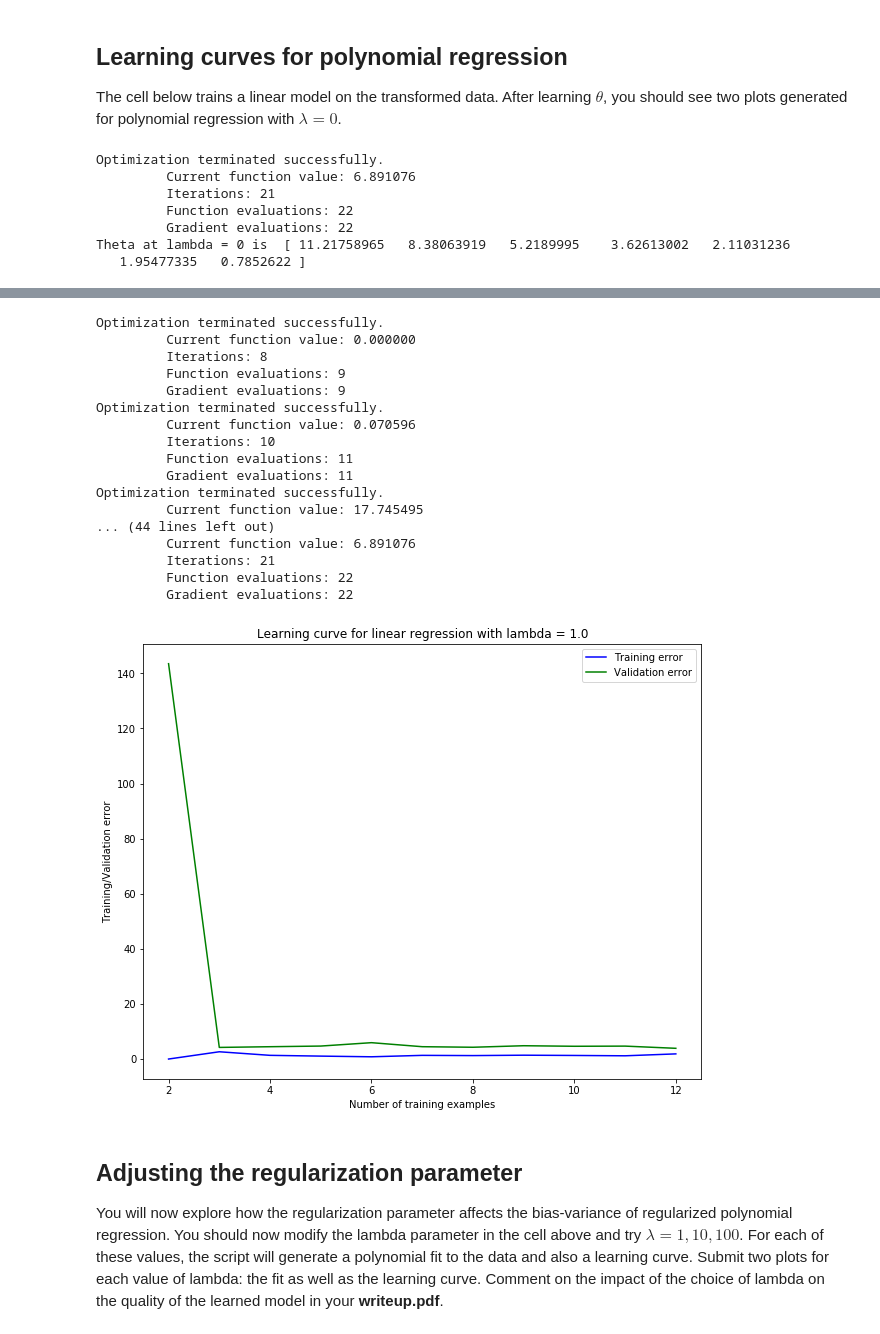
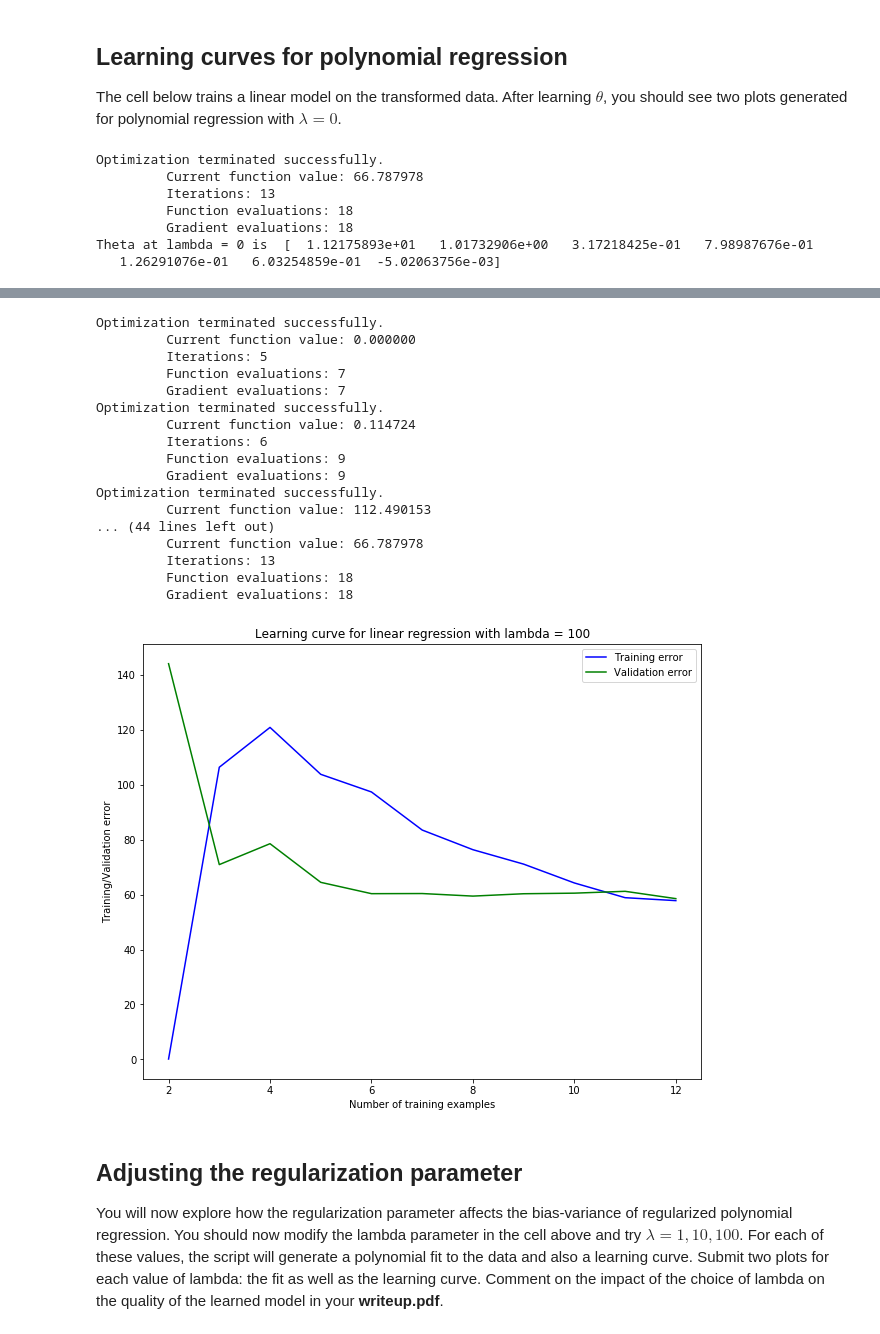
Before and after one commit to aureole-420/machine-learning, a Jupyter notebook: hw1/part2/ex2.ipynb, the cells around one changed output, grey strips where cells are left out. Saved outputs shown, nothing was run; the diff lists cells and outputs as text; code cells hidden in the pictures.

Commit message:
update figures

```diff
--- a/hw1/part2/ex2.ipynb
+++ b/hw1/part2/ex2.ipynb
@@ -228,7 +229,7 @@ XX_poly_val = np.vstack([np.ones((X_poly_val.shape[0],)),X_poly_val.T]).T
 The cell below trains a linear model on the transformed data. After learning $\theta$, you should see two plots
 generated for polynomial regression with $\lambda= 0$.
 # %%
-reg = 1.0
+reg = 100
 reglinear_reg2 = RegularizedLinearReg_SquaredLoss()
 theta_opt1 = reglinear_reg1.train(XX_poly,y,reg=reg,num_iters=10000)
 print 'Theta at lambda = 0 is ', theta_opt1
@@ -237,20 +238,20 @@ print 'Theta at lambda = 0 is ', theta_opt1
 # plot data and training fit for the 6th order polynomial
 # plot_utils.plot_fit(X,y,np.min(X),np.max(X),mu,sigma,theta_opt1,p,'Change in water level (x)','Water flowing out of dam (y)','Polynomial Regression fit with lambda = ' + str(reg) +' and polynomial features of degree = ' + str(p))
 plot_utils.plot_fit(X,y,np.min(X),np.max(X),mu,sigma,theta_opt1,p,'Change in water level (x)','Water flowing out of dam (y)','Polynomial Regression fit with lambda = 0 and polynomial features of degree = ' + str(p))
-# plt.savefig('fig3.2.A4 polynomial fit lambda=' + str(reg) + ".png")
+# plt.savefig('fig3_2_A4_polynomial_fit_lambda_' + str(reg) + ".png")
 plt.show()
 
 # plot learning curve for data (6th order polynomail basis function)
 
 error_train,error_val = utils.learning_curve(XX_poly,y,XX_poly_val,yval,reg)
 plot_utils.plot_learning_curve(error_train,error_val,reg)
-# plt.savefig('fig3.2.A4 learning curve lambda=' + str(reg) + ".png")
+# plt.savefig('fig3_2_A4_learning_curve_lambda_' + str(reg) + ".png")
 plt.show()
 # %% [output]
 Optimization terminated successfully.
-         Current function value: 6.891076
-         Iterations: 21
-         Function evaluations: 22
-         Gradient evaluations: 22
-Theta at lambda = 0 is  [ 11.21758965   8.38063919   5.2189995    3.62613002   2.11031236
-   1.95477335   0.7852622 ]
+         Current function value: 66.787978
+         Iterations: 13
+         Function evaluations: 18
+         Gradient evaluations: 18
+Theta at lambda = 0 is  [  1.12175893e+01   1.01732906e+00   3.17218425e-01   7.98987676e-01
+   1.26291076e-01   6.03254859e-01  -5.02063756e-03]
@@ -258,21 +259,21 @@ Theta at lambda = 0 is  [ 11.21758965   8.38063919   5.2189995    3.62613002   2
 Optimization terminated successfully.
          Current function value: 0.000000
-         Iterations: 8
+         Iterations: 5
+         Function evaluations: 7
+         Gradient evaluations: 7
+Optimization terminated successfully.
+         Current function value: 0.114724
+         Iterations: 6
          Function evaluations: 9
          Gradient evaluations: 9
 Optimization terminated successfully.
-         Current function value: 0.070596
-         Iterations: 10
-         Function evaluations: 11
-         Gradient evaluations: 11
-Optimization terminated successfully.
-         Current function value: 17.745495
+         Current function value: 112.490153
 ... (44 lines left out)
-         Current function value: 6.891076
-         Iterations: 21
-         Function evaluations: 22
-         Gradient evaluations: 22
+         Current function value: 66.787978
+         Iterations: 13
+         Function evaluations: 18
+         Gradient evaluations: 18
-[figure, old version]
+[figure, new version]
 # %% [markdown]
 ## Adjusting the regularization parameter
 You will now explore how the regularization parameter
```
Also changed, not shown: parts of 6 cells of this notebook, 20 other files.
